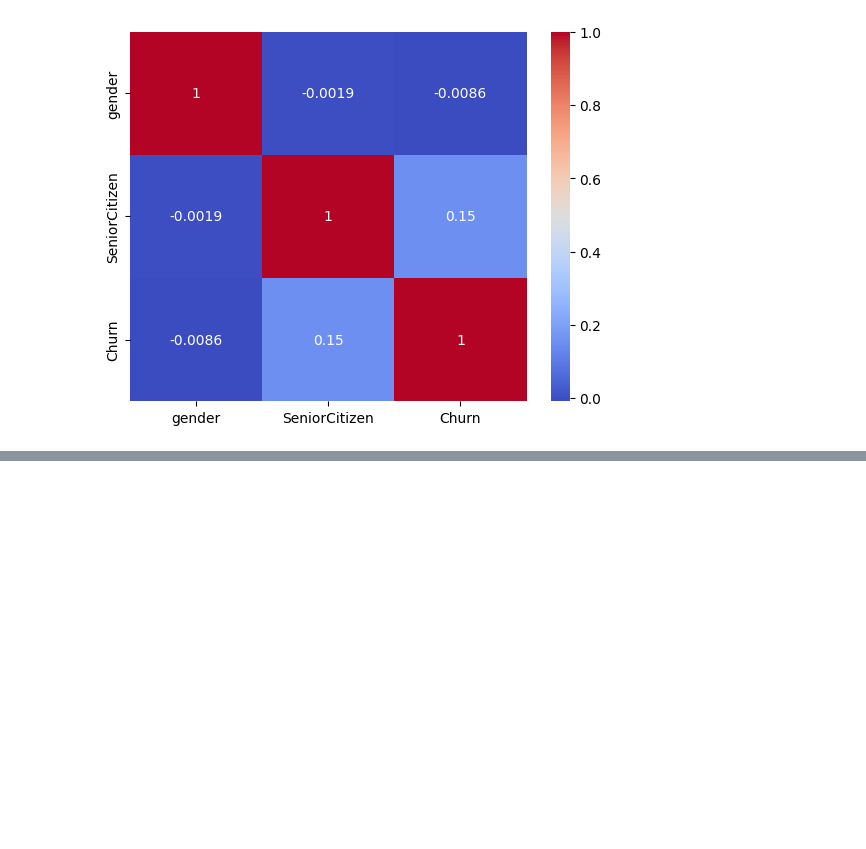
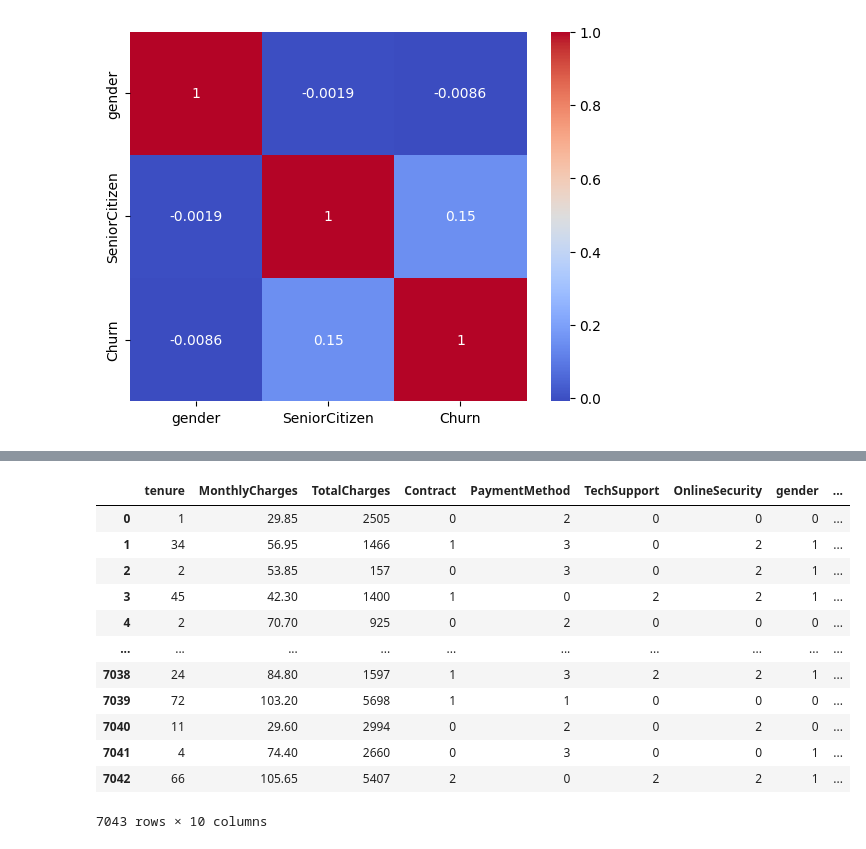
Before and after one commit to AsDo001/pred_client_out, a Jupyter notebook: pred-client-out.ipynb, the cells around one changed output, grey strips where cells are left out. Saved outputs shown, nothing was run; the diff lists cells and outputs as text; code cells hidden in the pictures; blank space fills up the shorter version.

```diff
--- a/pred-client-out.ipynb
+++ b/pred-client-out.ipynb
@@ -262,0 +317,20 @@ Churn         -0.008612       0.150889  1.000000
+# %%
+final_df = df[['tenure', 'MonthlyCharges', 'TotalCharges', 'Contract',
+               'PaymentMethod', 'TechSupport', 'OnlineSecurity',
+               'gender', 'InternetService', 'OnlineBackup']]
+
+final_df
+# %% [output]
+|  | tenure | MonthlyCharges | TotalCharges | Contract | PaymentMethod | TechSupport | OnlineSecurity | gender | ... |
+| 0 | 1 | 29.85 | 2505 | 0 | 2 | 0 | 0 | 0 | ... |
+| 1 | 34 | 56.95 | 1466 | 1 | 3 | 0 | 2 | 1 | ... |
+| 2 | 2 | 53.85 | 157 | 0 | 3 | 0 | 2 | 1 | ... |
+| 3 | 45 | 42.30 | 1400 | 1 | 0 | 2 | 2 | 1 | ... |
+| 4 | 2 | 70.70 | 925 | 0 | 2 | 0 | 0 | 0 | ... |
+| ... | ... | ... | ... | ... | ... | ... | ... | ... | ... |
+| 7038 | 24 | 84.80 | 1597 | 1 | 3 | 2 | 2 | 1 | ... |
+| 7039 | 72 | 103.20 | 5698 | 1 | 1 | 0 | 0 | 0 | ... |
+| 7040 | 11 | 29.60 | 2994 | 0 | 2 | 0 | 2 | 0 | ... |
+| 7041 | 4 | 74.40 | 2660 | 0 | 3 | 0 | 0 | 1 | ... |
+| 7042 | 66 | 105.65 | 5407 | 2 | 0 | 2 | 2 | 1 | ... |
+7043 rows × 10 columns
```
Also changed, not shown: parts of 14 cells of this notebook.
